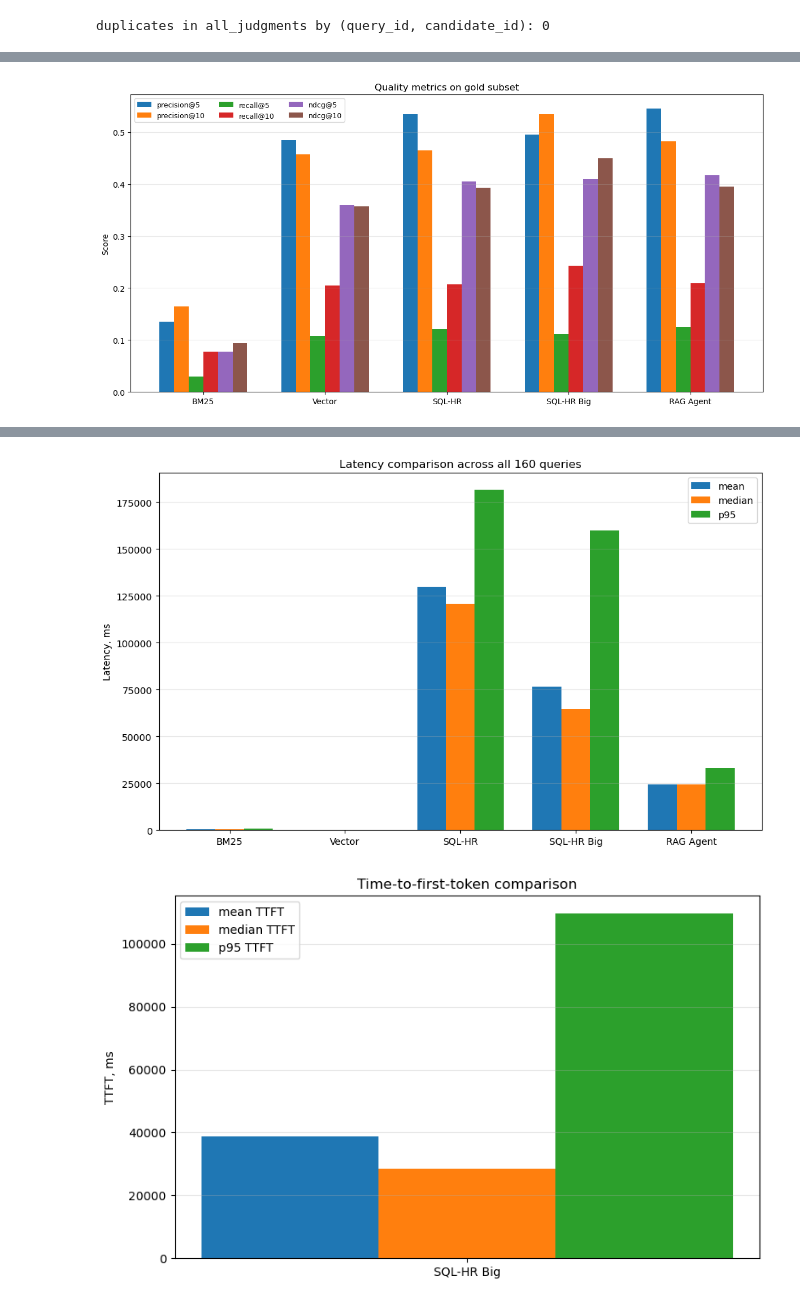
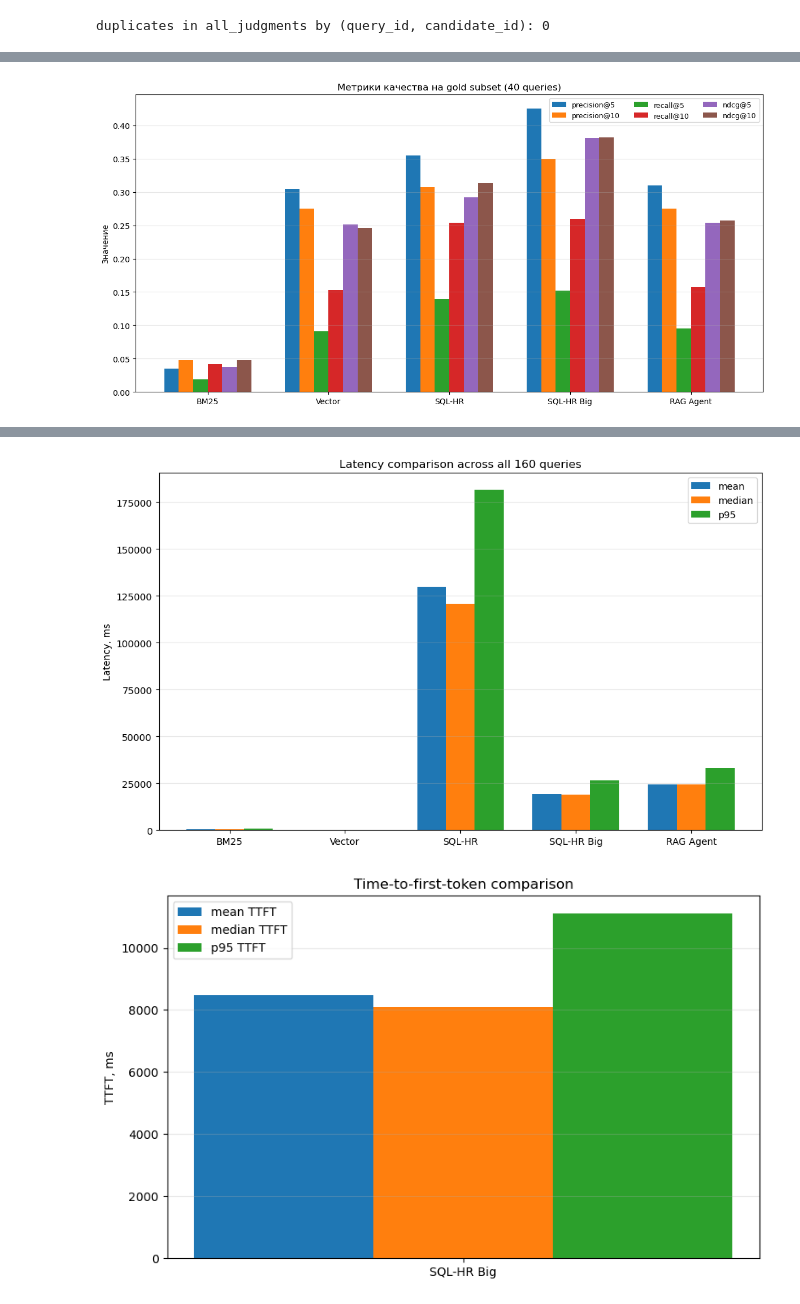
Before and after one commit to LISA-ITMO/SQL-HR, a Jupyter notebook: validation_dataset/final/all_systems_metrics.ipynb, the cells around one changed output, grey strips where cells are left out. Cells and saved outputs as stored; diff of their text form; code cells hidden in the pictures.

```diff
--- a/validation_dataset/final/all_systems_metrics.ipynb
+++ b/validation_dataset/final/all_systems_metrics.ipynb
@@ -86,3 +95,5 @@ final_df.to_csv('final_results_all_retrieval_systems.csv', index=False)
+# %%
+final_df = pd.read_csv('final_results_all_retrieval_systems_new.csv')
 # %%
 distribution = (
     final_df.groupby(["search_system", "relevance_score"])
@@ -150,7 +161,8 @@ import pandas as pd
 import matplotlib.pyplot as plt
 import numpy as np
 
-final_df = pd.read_csv("final_results_all_retrieval_systems.csv")
+final_df = pd.read_csv('final_results_all_retrieval_systems_new.csv')
+
 
 gold_df = final_df[final_df["is_gold"] == True].copy()
 gold_df["relevance_score"] = gold_df["relevance_score"].fillna(-1)
@@ -258,8 +270,8 @@ sql_hr_big       283  113  201
 
 BASE = Path(".")
 
-final_df_path = BASE / "final_results_all_retrieval_systems.csv"
-all_judgments_path = BASE / "all_judgments.csv"
+final_df_path = BASE / "final_results_all_retrieval_systems_new.csv"
+all_judgments_path = BASE / "../judgments_gpt_5_new/judgments_gpt_5_new.csv"
 gold_subset_path = BASE / "../prepared/gold_subset.csv"
 queries_path = BASE / "../prepared/queries.csv"
 
@@ -627,8 +641,8 @@ for i, col in enumerate(quality_cols):
 
 ax.set_xticks(x + bar_width * (len(quality_cols) - 1) / 2)
 ax.set_xticklabels(metrics_summary_df["label"], rotation=0)
-ax.set_ylabel("Score")
-ax.set_title("Quality metrics on gold subset")
+ax.set_ylabel("Значение")
+ax.set_title("Метрики качества на gold subset (40 queries)")
 ax.legend(ncol=3, fontsize=9)
 ax.grid(axis="y", alpha=0.3)
 plt.tight_layout()
@@ -732,4 +746,4 @@ plt.tight_layout()
 plt.savefig("graphics/plot_latency_boxplot.png", dpi=200, bbox_inches="tight")
 plt.show()
 # %% [output]
-[figure, old version]
+[figure, new version]
@@ -737,2 +751,2 @@ plt.show()
-[figure, old version]
+[figure, new version]
-[figure, old version]
+[figure, new version]
```
Also changed, not shown: parts of 15 cells of this notebook, 19 other files.
